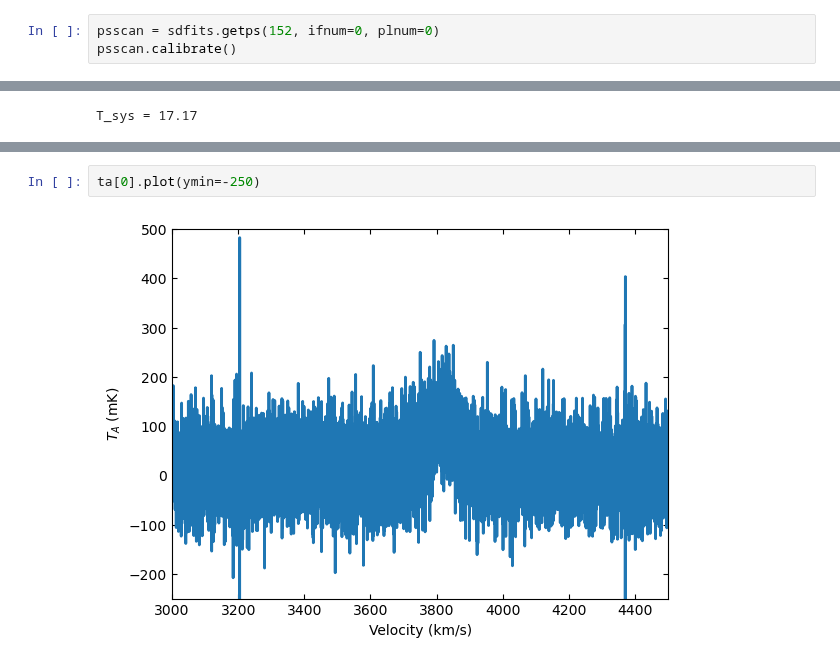
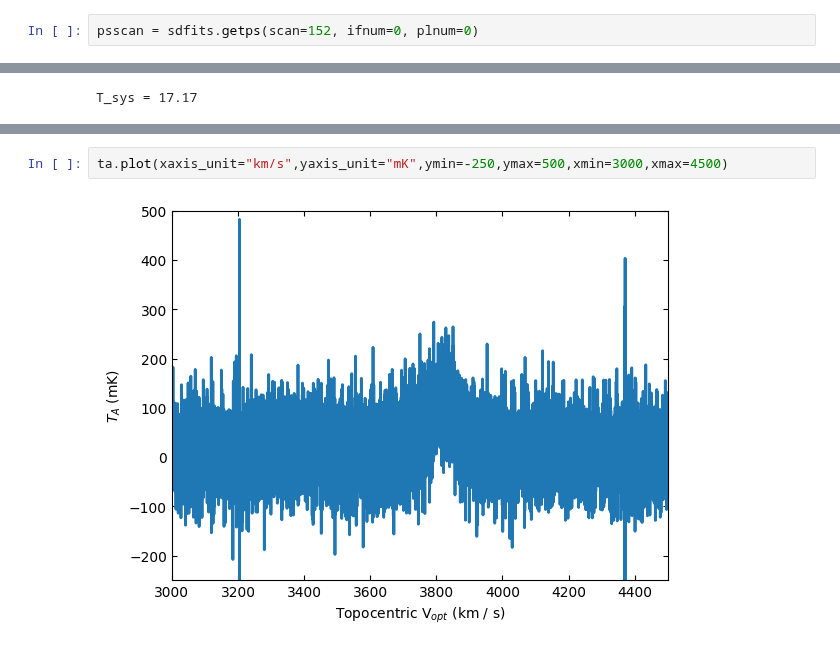
Before and after one commit to GreenBankObservatory/dysh, a Jupyter notebook: notebooks/examples/positionswitch.ipynb, the cells around one changed output, grey strips where cells are left out. Drawn from its saved outputs; the diff is of its cells as text.

```diff
--- a/notebooks/examples/positionswitch.ipynb
+++ b/notebooks/examples/positionswitch.ipynb
@@ -33,6 +42,5 @@ No.    Name      Ver    Type      Cards   Dimensions   Format
 # %%
-psscan = sdfits.getps(152, ifnum=0, plnum=0)
-psscan.calibrate()
+psscan = sdfits.getps(scan=152, ifnum=0, plnum=0)
 # %%
 print(f"T_sys = {psscan[0].tsys.mean():.2f}")
 # %% [output]
@@ -57,7 +76,7 @@ EXCLUDING [Spectral Region, 1 sub-regions:
 WARNING: The fit may be poorly conditioned
  [astropy.modeling.fitting]
 # %%
-ta[0].plot(ymin=-250)
+ta.plot(xaxis_unit="km/s",yaxis_unit="mK",ymin=-250,ymax=500,xmin=3000,xmax=4500)
 # %% [output]
-[figure, old version]
+[figure, new version]
 # %%
```
Also changed, not shown: parts of 11 cells of this notebook, 1 other file.
